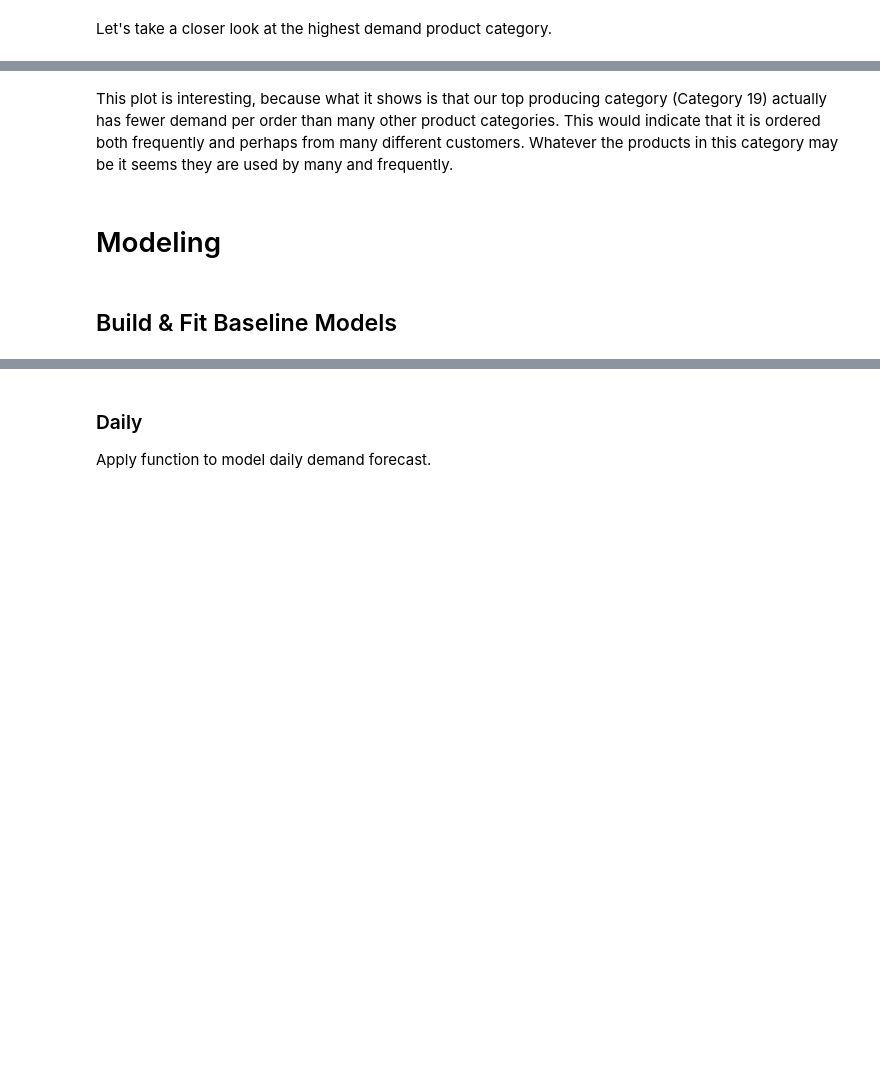
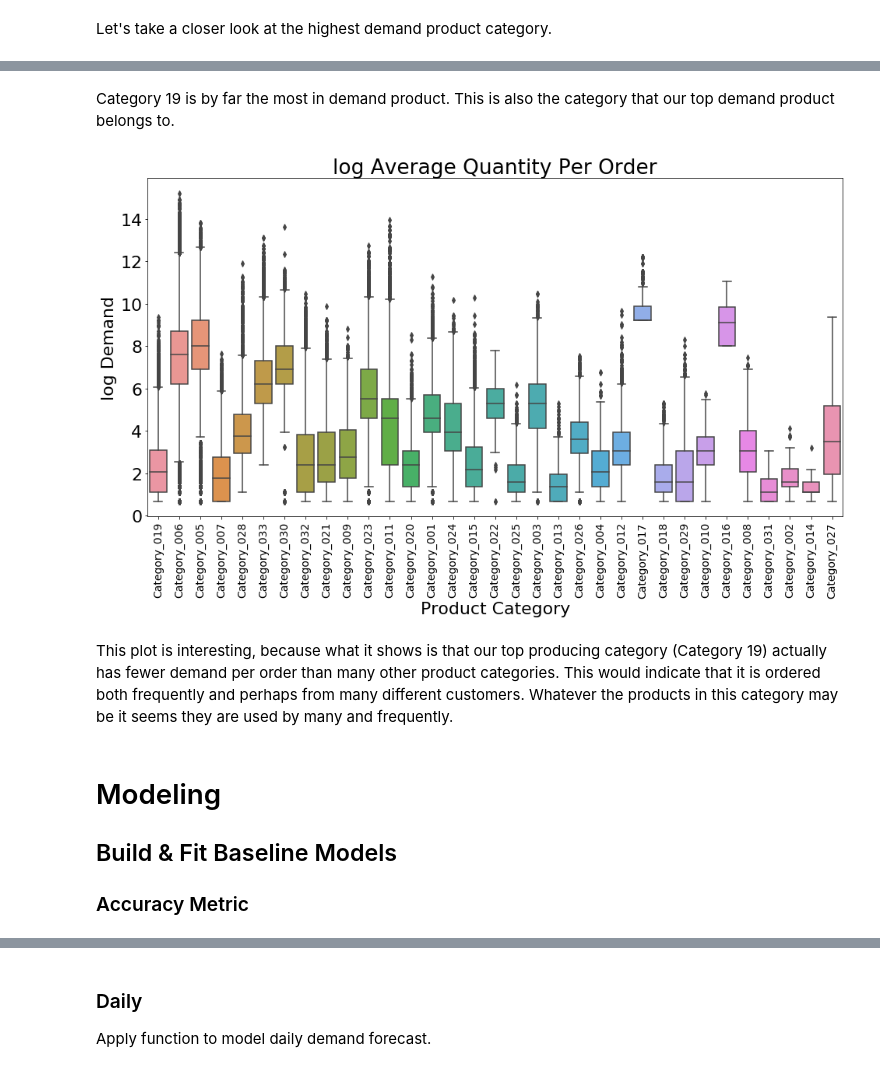
Before and after one commit to JessicaFB/Product-Demand-Forecasting, a Jupyter notebook: Product-Demand-Forecasting.ipynb, the cells around one changed output, grey strips where cells are left out. Drawn from its saved outputs; the diff is of its cells as text; code cells hidden in the pictures; blank space fills up the shorter version.

```diff
--- a/Product-Demand-Forecasting.ipynb
+++ b/Product-Demand-Forecasting.ipynb
@@ -862,15 +857,23 @@ plt.show()
+# %% [markdown]
+Category 19 is by far the most in demand product. This is also the category that our top demand product belongs to.
 # %%
 # Set figure size
 plt.figure(figsize=(16,8))
 # Box plot
 sns.boxplot(ts_df['Product_Category'], np.log1p(ts_df['Order_Demand']))
-plt.xticks(products, labels, rotation = 90)
-plt.title('log Average Product Demand Per Order Per Category')
+plt.xticks(products, labels, rotation = 90, fontsize=14)
+plt.title('log Average Quantity Per Order')
+plt.xlabel('Product Category')
+plt.ylabel('log Demand')
 plt.show()
+# %% [output]
+[figure, added]
 # %% [markdown]
 This plot is interesting, because what it shows is that our top producing category (Category 19) actually has fewer demand per order than many other product categories. This would indicate that it is ordered both frequently and perhaps from many different customers. Whatever the products in this category may be it seems they are used by many and frequently.
-# %% [markdown]
-# Modeling
 # %% [markdown]
+# Modeling
+
 ## Build & Fit Baseline Models
+
+### Accuracy Metric
 # %% [markdown]
```
Also changed, not shown: parts of 37 cells of this notebook.
